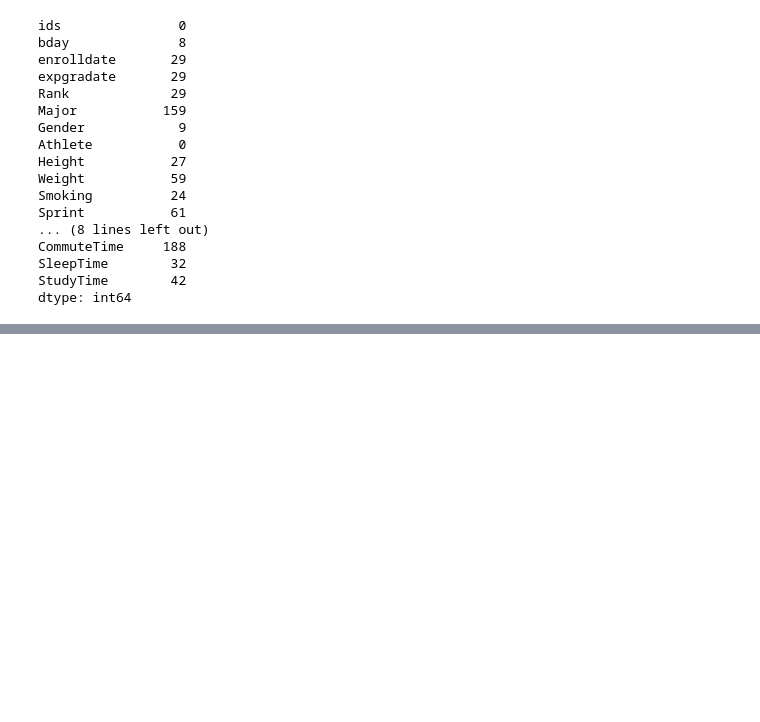
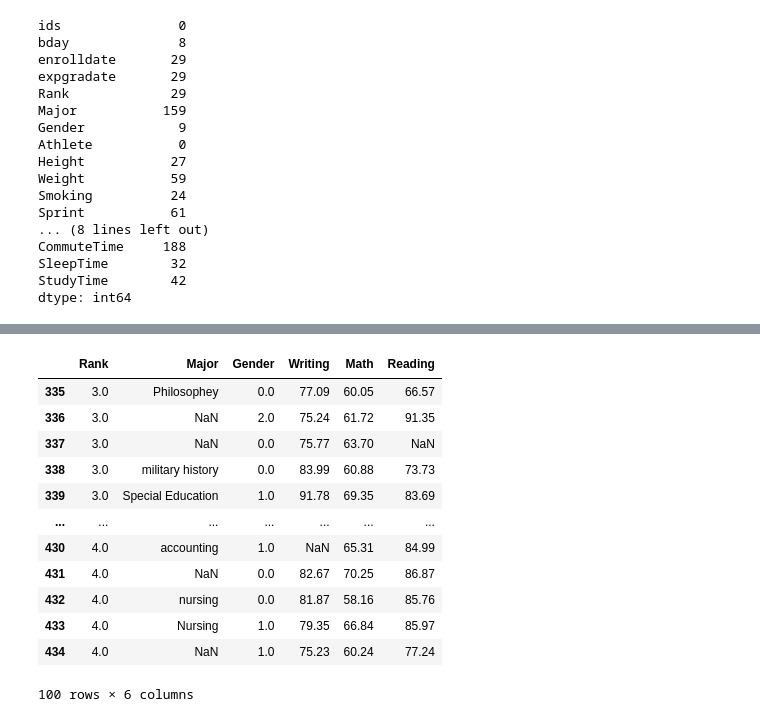
Before and after one commit to cornel-kim/samples, a Jupyter notebook: Lesson2.ipynb, the cells around one changed output, grey strips where cells are left out. Cells and saved outputs as stored; diff of their text form; code cells hidden in the pictures; blank space fills up the shorter version.

```diff
--- a/Lesson2.ipynb
+++ b/Lesson2.ipynb
@@ -65,0 +78,17 @@ dtype: int64
+# %%
+
+subset1.tail(100)
+# %% [output]
+|  | Rank | Major | Gender | Writing | Math | Reading |
+| 335 | 3.0 | Philosophey | 0.0 | 77.09 | 60.05 | 66.57 |
+| 336 | 3.0 | NaN | 2.0 | 75.24 | 61.72 | 91.35 |
+| 337 | 3.0 | NaN | 0.0 | 75.77 | 63.70 | NaN |
+| 338 | 3.0 | military history | 0.0 | 83.99 | 60.88 | 73.73 |
+| 339 | 3.0 | Special Education | 1.0 | 91.78 | 69.35 | 83.69 |
+| ... | ... | ... | ... | ... | ... | ... |
+| 430 | 4.0 | accounting | 1.0 | NaN | 65.31 | 84.99 |
+| 431 | 4.0 | NaN | 0.0 | 82.67 | 70.25 | 86.87 |
+| 432 | 4.0 | nursing | 0.0 | 81.87 | 58.16 | 85.76 |
+| 433 | 4.0 | Nursing | 1.0 | 79.35 | 66.84 | 85.97 |
+| 434 | 4.0 | NaN | 1.0 | 75.23 | 60.24 | 77.24 |
+100 rows × 6 columns
```
Also changed, not shown: parts of 7 cells of this notebook.
